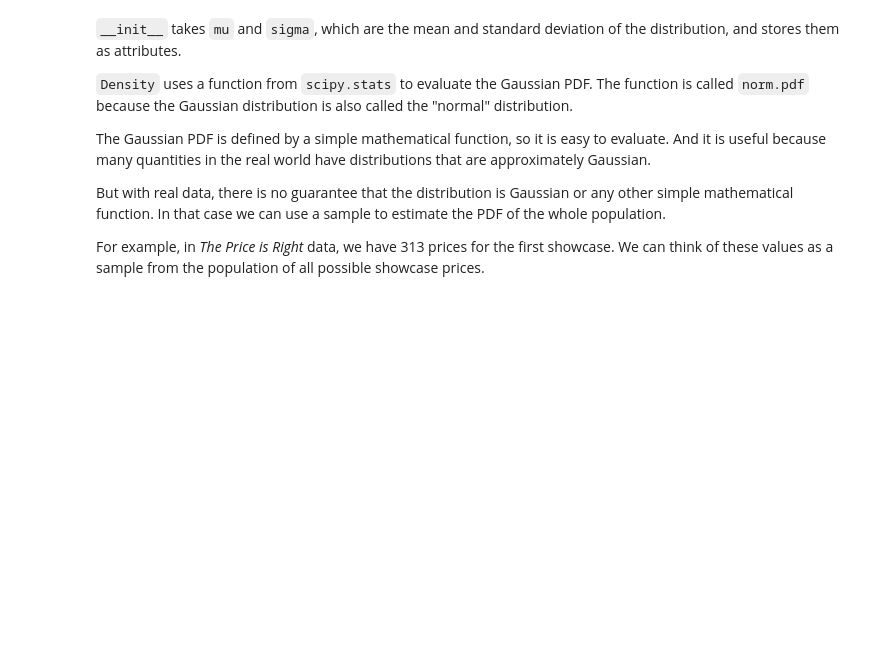
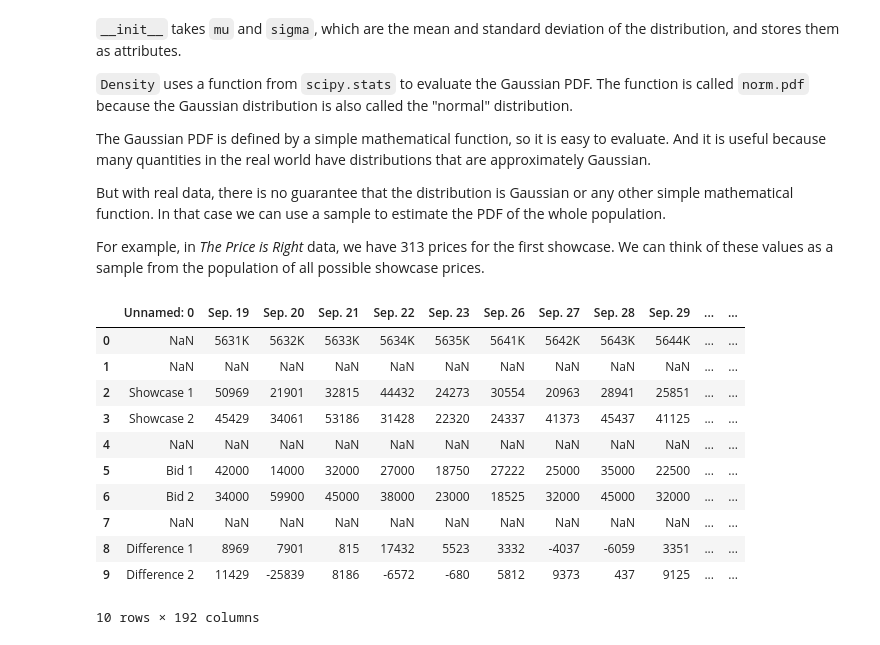
Before and after one commit to doolingdavid/ThinkBayes, a Jupyter notebook: code/newnotes.ipynb, the cells around one changed output. Drawn from its saved outputs; the diff is of its cells as text; code cells hidden in the pictures; blank space fills up the shorter version.

```diff
--- a/code/newnotes.ipynb
+++ b/code/newnotes.ipynb
@@ -2663,3 +2663,18 @@ For example, in _The Price is Right_ data, we have 313 prices for the first show
 # %%
 dftpri1 = pd.read_csv('http://thinkbayes.com/showcases.2011.csv')
 dftpri2 = pd.read_csv('http://thinkbayes.com/showcases.2012.csv')
+# %%
+dftpri1.head(20)
+# %% [output]
+|  | Unnamed: 0 | Sep. 19 | Sep. 20 | Sep. 21 | Sep. 22 | Sep. 23 | Sep. 26 | Sep. 27 | Sep. 28 | Sep. 29 | ... | ... |
+| 0 | NaN | 5631K | 5632K | 5633K | 5634K | 5635K | 5641K | 5642K | 5643K | 5644K | ... | ... |
+| 1 | NaN | NaN | NaN | NaN | NaN | NaN | NaN | NaN | NaN | NaN | ... | ... |
+| 2 | Showcase 1 | 50969 | 21901 | 32815 | 44432 | 24273 | 30554 | 20963 | 28941 | 25851 | ... | ... |
+| 3 | Showcase 2 | 45429 | 34061 | 53186 | 31428 | 22320 | 24337 | 41373 | 45437 | 41125 | ... | ... |
+| 4 | NaN | NaN | NaN | NaN | NaN | NaN | NaN | NaN | NaN | NaN | ... | ... |
+| 5 | Bid 1 | 42000 | 14000 | 32000 | 27000 | 18750 | 27222 | 25000 | 35000 | 22500 | ... | ... |
+| 6 | Bid 2 | 34000 | 59900 | 45000 | 38000 | 23000 | 18525 | 32000 | 45000 | 32000 | ... | ... |
+| 7 | NaN | NaN | NaN | NaN | NaN | NaN | NaN | NaN | NaN | NaN | ... | ... |
+| 8 | Difference 1 | 8969 | 7901 | 815 | 17432 | 5523 | 3332 | -4037 | -6059 | 3351 | ... | ... |
+| 9 | Difference 2 | 11429 | -25839 | 8186 | -6572 | -680 | 5812 | 9373 | 437 | 9125 | ... | ... |
+10 rows × 192 columns
```
Also changed, not shown: parts of 19 cells of this notebook.
